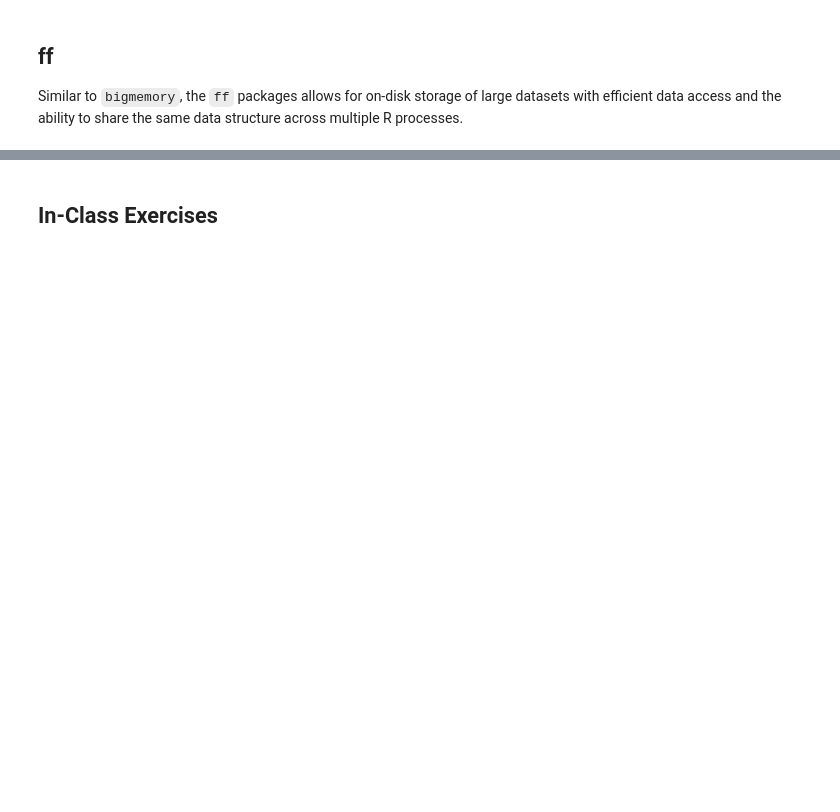
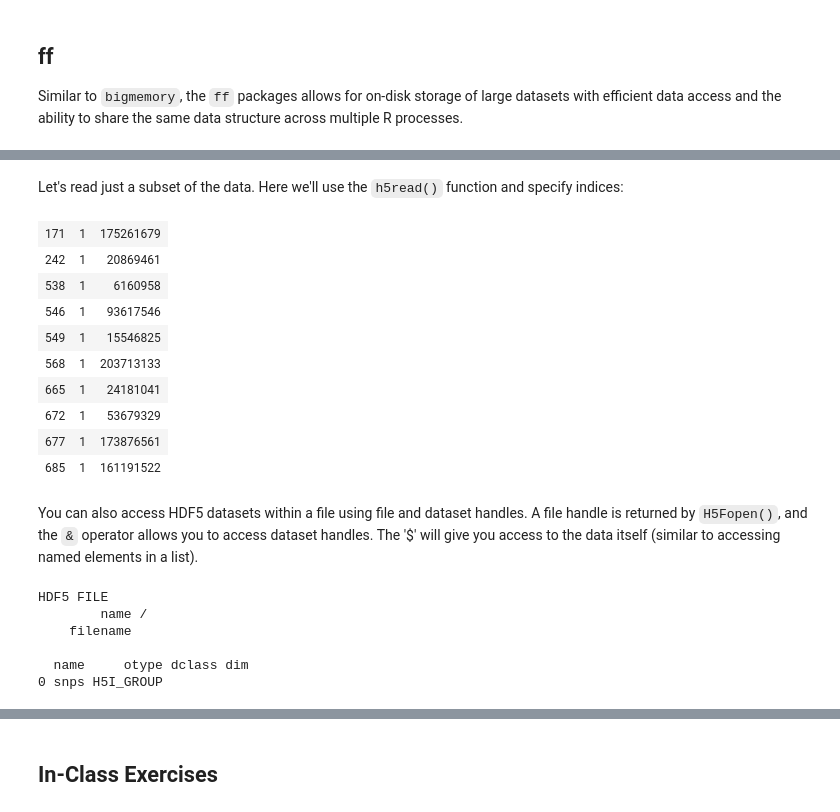
Before and after one commit to mooneymi/large_scale_data, a Jupyter notebook: BMI535_Week3_R_Data_Solutions.ipynb, the cells around one changed output, grey strips where cells are left out. Drawn from its saved outputs; the diff is of its cells as text; code cells hidden in the pictures; blank space fills up the shorter version.

```diff
--- a/BMI535_Week3_R_Data_Solutions.ipynb
+++ b/BMI535_Week3_R_Data_Solutions.ipynb
@@ -351,0 +773,16 @@ getwd()
+# %% [markdown]
+Let's read just a subset of the data. Here we'll use the `h5read()` function and specify indices:
+# %%
+snps_rhdf5 = h5read('./data/snps_rhdf5.h5', 'snps/table', index=list(1:10,1:3))
+snps_rhdf5
+# %% [output]
+| 171 | 1 | 175261679 |
+| 242 | 1 | 20869461 |
+| 538 | 1 | 6160958 |
+| 546 | 1 | 93617546 |
+| 549 | 1 | 15546825 |
+| 568 | 1 | 203713133 |
+| 665 | 1 | 24181041 |
+| 672 | 1 | 53679329 |
+| 677 | 1 | 173876561 |
+| 685 | 1 | 161191522 |
@@ -351,0 +791,13 @@ getwd()
+# %% [markdown]
+You can also access HDF5 datasets within a file using file and dataset handles. A file handle is returned by `H5Fopen()`, and the `&` operator allows you to access dataset handles. The '$' will give you access to the data itself (similar to accessing named elements in a list).
+# %%
+## Open the file and return a file handle
+snps_rhdf5_fh = H5Fopen('./data/snps_rhdf5.h5')
+snps_rhdf5_fh
+# %% [output]
+HDF5 FILE
+        name /
+    filename
+
+  name     otype dclass dim
+0 snps H5I_GROUP
```
Also changed, not shown: parts of 91 cells of this notebook, 1 other file.
